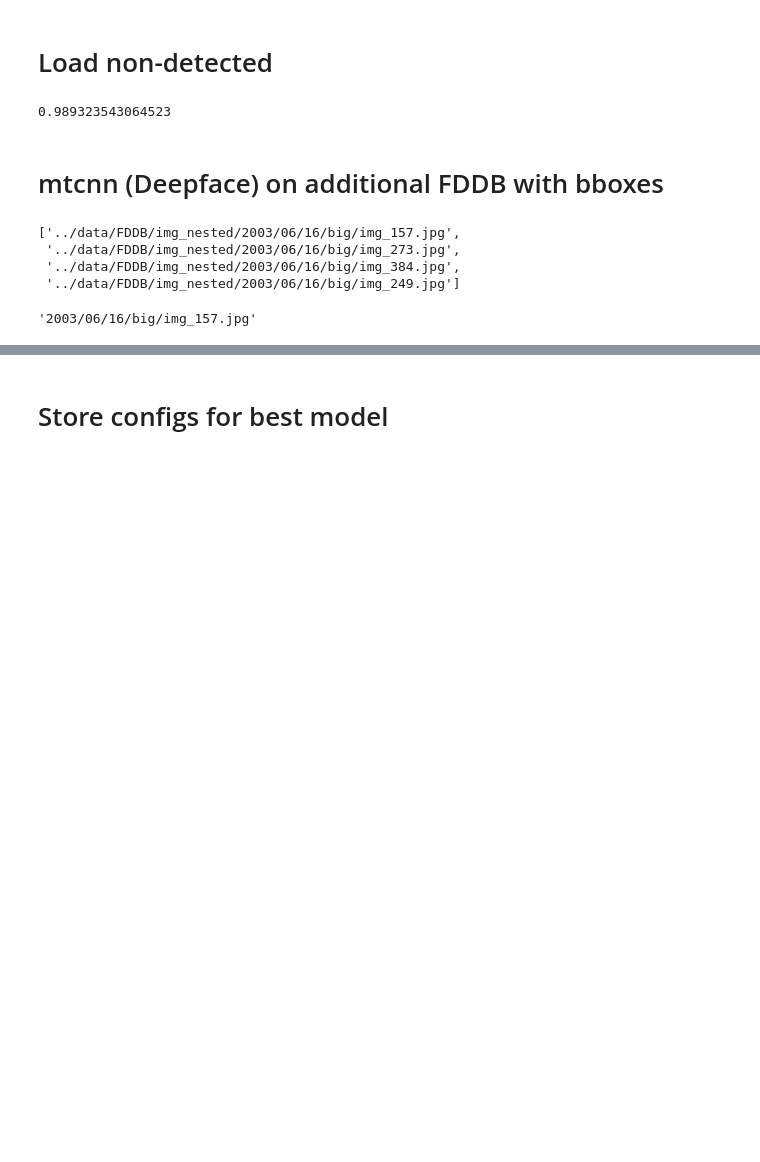
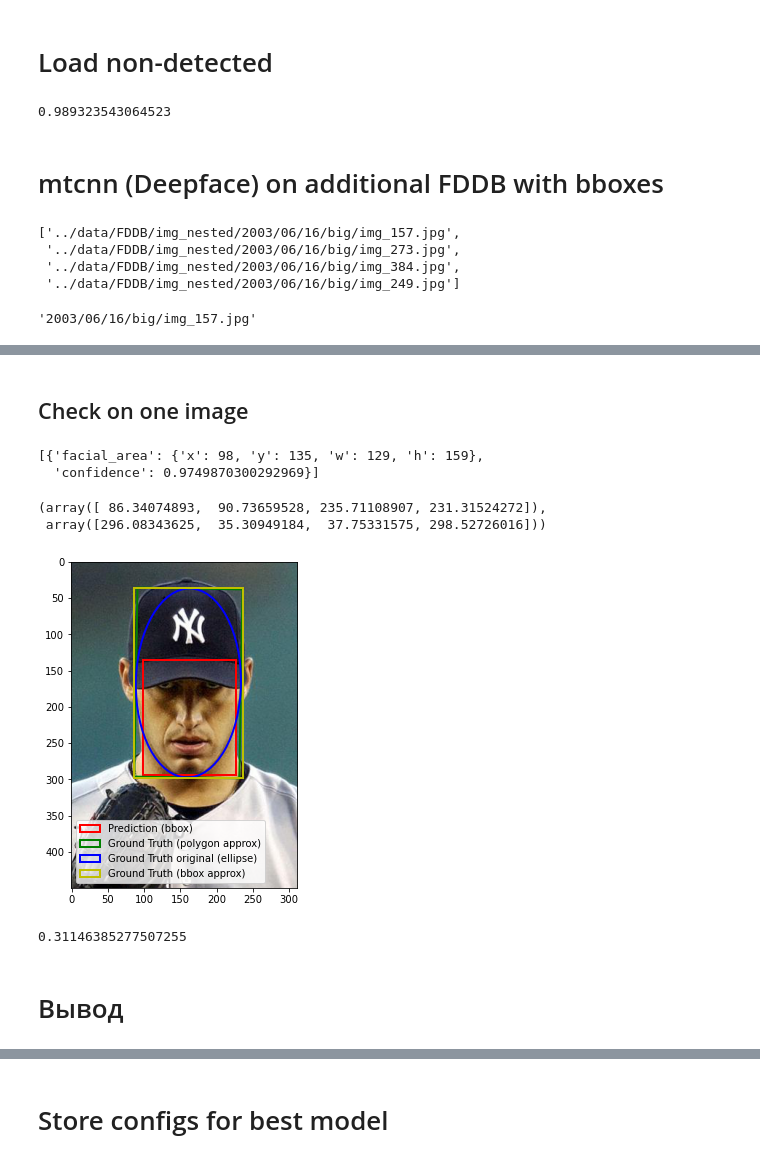
Before and after one commit to GrigoriiTarasov/Face-Age-Detection-app, a Jupyter notebook: research/evaluation_detection.ipynb, the cells around one changed output, grey strips where cells are left out. Saved outputs shown, nothing was run; the diff lists cells and outputs as text; code cells hidden in the pictures; blank space fills up the shorter version.

Commit message:
detection evaluation completed

```diff
--- a/research/evaluation_detection.ipynb
+++ b/research/evaluation_detection.ipynb
@@ -189,0 +139,5 @@ im_path_paredict_dict
+# %%
+import json
+
+with open('./evaluation_data/FDDB_preds_by_mtcnn.json','w') as f:
+    json.dump(im_path_paredict_dict,f)
@@ -189,0 +289,75 @@ im_path_paredict_dict
+# %% [markdown]
+## Check on one image
+# %%
+im_path_paredict_dict['2002/08/02/big/img_51.jpg']
+# %% [output]
+[{'facial_area': {'x': 98, 'y': 135, 'w': 129, 'h': 159},
+  'confidence': 0.9749870300292969}]
+# %%
+image_path = f'{img_nested_folder}/2002/08/02/big/img_51.jpg'
+# %%
+rotated_corner_x, rotated_corner_y
+# %% [output]
+(array([ 86.34074893,  90.73659528, 235.71108907, 231.31524272]),
+ array([296.08343625,  35.30949184,  37.75331575, 298.52726016]))
+# %%
+import matplotlib.pyplot as plt
+import matplotlib.patches as patches
+from PIL import Image
+import numpy as np
+
+# Example data
+bbox_data_a = {'x': 98, 'y': 135, 'w': 129, 'h': 159}
+ellipse_data_b = [130.405496, 72.497545, -1.553941, 161.025919, 166.918376, 1]
+
+# Load the image
+image = Image.open(image_path)
+# %%
+plt.figure(figsize=(8, 6))
+plt.imshow(image)
+
+ra, rb, theta, cx, cy, conf = ellipse_data_b
+
+# Plot bounding box (format A)
+bbox_a = patches.Rectangle((bbox_data_a['x'], bbox_data_a['y']),
+                           bbox_data_a['w'], bbox_data_a['h'],
+                           linewidth=2, edgecolor='r', facecolor='none',
+                           label='Prediction (bbox)')
+
+bbox_x, bbox_y, bbox_width, bbox_height = get_box_from_ellipe(ellipse_data_b)
+
+bbox_c =patches.Rectangle((bbox_x, bbox_y),
+                          bbox_width, bbox_height,
+                         linewidth=2, edgecolor='y', facecolor='none',
+                         label='Ground Truth (bbox approx)')
+
+
+ellipse = patches.Ellipse((cx, cy),
+                  2 * ra, 2 * rb,
+                  angle=np.degrees(theta),
+                  linewidth=2, edgecolor='b', facecolor='none',
+                  label='Ground Truth original (ellipse)')
+
+plt.gca().add_patch(bbox_a)
+plt.gca().add_patch(ellipse)
+plt.gca().add_patch(bbox_c)
+
+
+# Display the plot with legend
+plt.legend()
+plt.show()
+# %% [output]
+[figure, added]
+# %%
+bbox_data_a['x'], bbox_data_a['y'],
+bbox_data_a['w'], bbox_data_a['h'],
+
+bbox_x, bbox_y, bbox_width, bbox_height
+
+compute_iou(bbox_data_a['x'], bbox_data_a['y'],
+                bbox_data_a['w'], bbox_data_a['h'],
+                bbox_x, bbox_y, bbox_width, bbox_height)
+# %% [output]
+0.31146385277507255
+# %% [markdown]
+# Вывод
```
Also changed, not shown: parts of 17 cells of this notebook, 5 other files.
